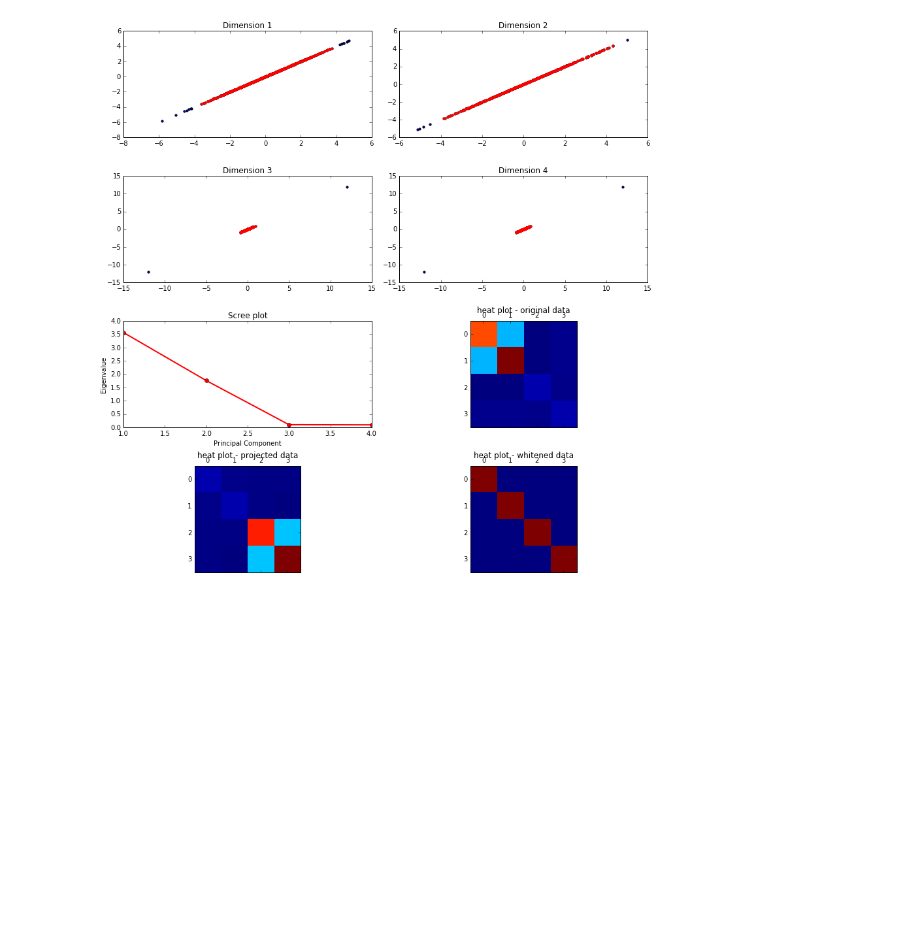
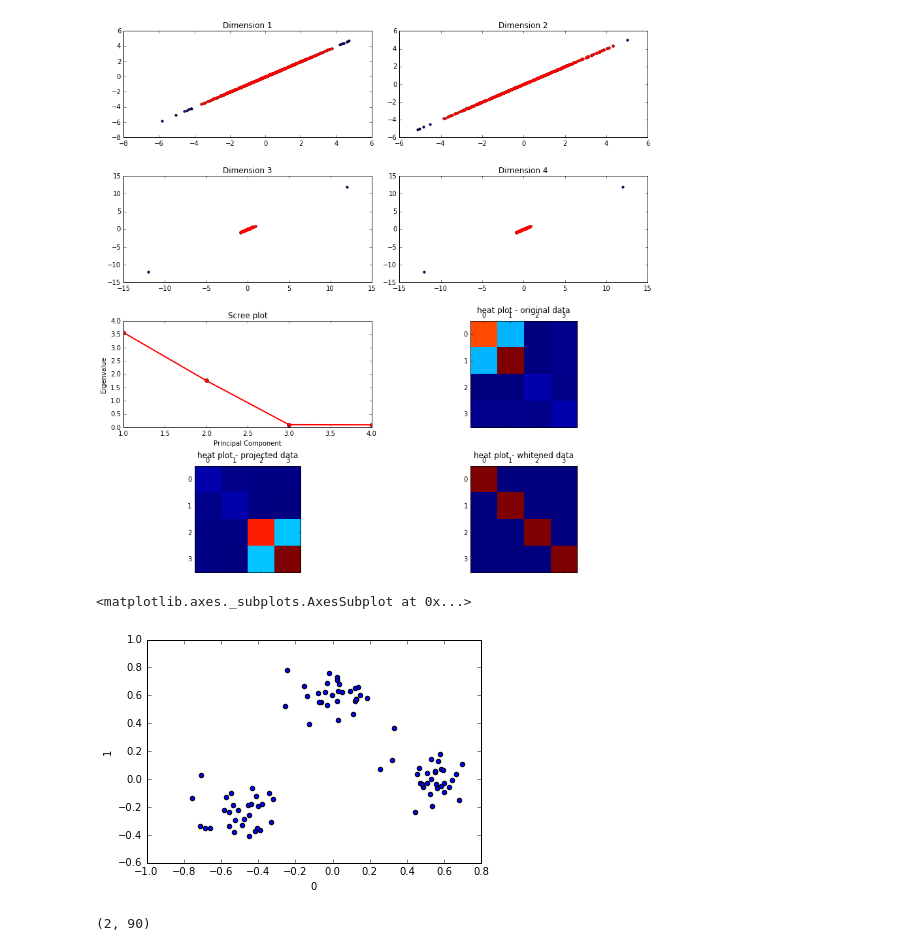
Before and after one commit to danijar/course-machine-intelligence-2, a Jupyter notebook: EX4/Exercise4.ipynb, the cells around one changed output. Cells and saved outputs as stored; diff of their text form; code cells hidden in the pictures; blank space fills up the shorter version.

Commit message:
Created example data and first try at rbf PCAs

```diff
--- a/EX4/Exercise4.ipynb
+++ b/EX4/Exercise4.ipynb
@@ -91,3 +92,41 @@ axes[3, 1].set_title('Whitened data')
 figure.tight_layout()
 # %% [output]
 [figure]
+# %%
+def create_sample_points(number, x_mean, y_mean, std=0.1):
+    return np.array([[random.gauss(x_mean, std), random.gauss(y_mean, std)]
+                   for _ in range(number)])
+# %%
+x = create_sample_points(30, -0.5, -0.2)
+y = create_sample_points(30, 0, 0.6)
+z = create_sample_points(30, 0.5, 0)
+data = np.concatenate((x, y, z), axis=0)
+pd.DataFrame(data).plot.scatter(x=0, y=1)
+# %% [output]
+<matplotlib.axes._subplots.AxesSubplot at 0x...>
+[figure, added]
+# %%
+def rbf_kernel(x, y, sigma):
+    len_difference = np.sqrt((x - y).dot((x - y)))
+    return np.exp(len_difference ** 2 / (2 * sigma ** 2))
+
+def calculate_kernel_matrix(data, sigma):
+    order = len(data)
+    kernel = np.empty((order, order))
+    for idx1, first in enumerate(data):
+        for idx2, second in enumerate(data):
+            kernel[idx1][idx2] = rbf_kernel(first, second, sigma)
+
+    # Centering kernel matrix to zero mean
+    # norm = np.ones((order,order)) / order
+    # kernel = kernel - norm.dot(kernel) - kernel.dot(norm) + norm.dot(
+    #    kernel).dot(norm)
+
+    return kernel
+
+
+kernel = calculate_kernel_matrix(data, 0.1)
+eigvals, eigvecs = np.linalg.eigh(kernel)
+transformed = data.T.dot(eigvecs.T)
+# %% [output]
+(2, 90)
```
Also changed, not shown: parts of 1 cell of this notebook.
